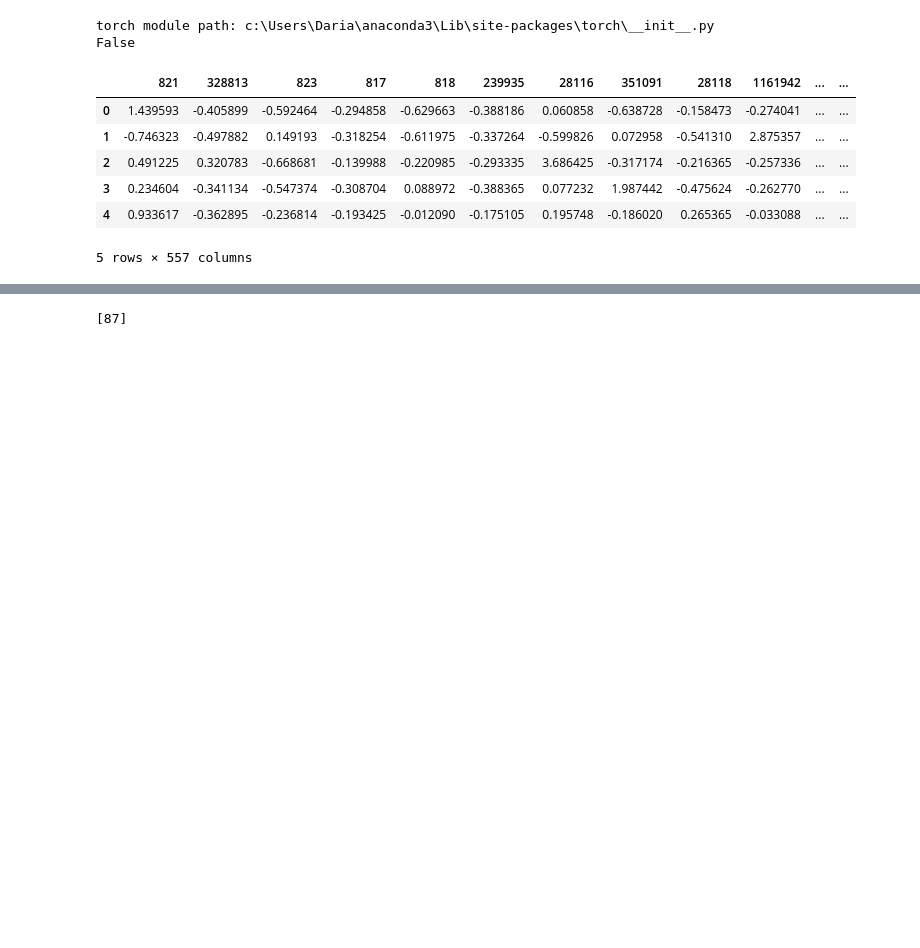
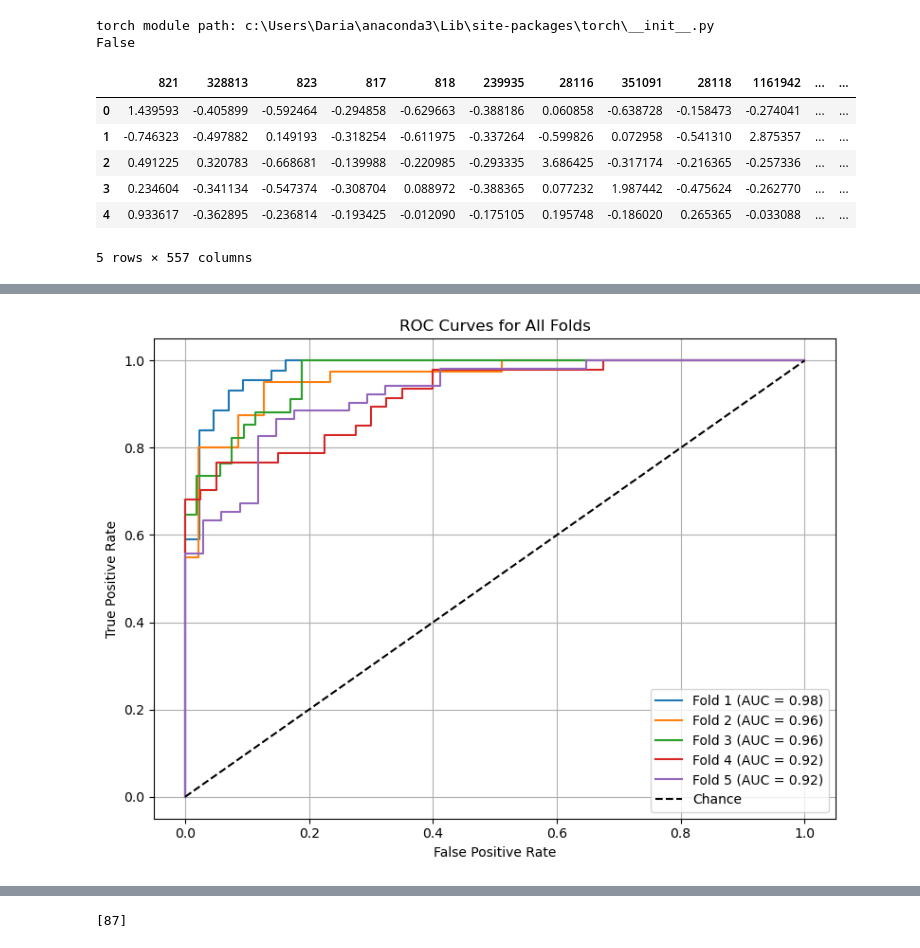
Before and after one commit to DarianDeGraaf/Neurological-disease-classifier, a Jupyter notebook: nn_v3.ipynb, the cells around one changed output, grey strips where cells are left out. Drawn from its saved outputs; the diff is of its cells as text; code cells hidden in the pictures; blank space fills up the shorter version.

Commit message:
important features, roc auc/curve

```diff
--- a/nn_v3.ipynb
+++ b/nn_v3.ipynb
@@ -113,7 +117,7 @@ class SklearnWrapper(BaseEstimator, ClassifierMixin):
             else:
                 wait += 1
                 if wait >= patience:
-                    print(f"Early stopping at epoch {epoch+1}")
+                    #print(f"Early stopping at epoch {epoch+1}")
                     break
 
         #if best_state:
@@ -132,4 +136,10 @@ class SklearnWrapper(BaseEstimator, ClassifierMixin):
         with torch.no_grad():
             outputs = self.model(X)
         return outputs.argmax(dim=1).cpu().numpy()
+
+    def predict_proba(self, X):
+        with torch.no_grad():
+            outputs = self.model(X)
+            probs = torch.softmax(outputs, dim=1)
+            return probs.cpu().numpy()
 # %%
@@ -203,3 +257,18 @@ Nested CV Mean Accuracy: 0.8590
+# %%
+plt.figure(figsize=(8, 6))
+for i in range(len(all_fprs)):
+    plt.plot(all_fprs[i], all_tprs[i], label=f'Fold {i+1} (AUC = {roc_auc_scores[i]:.2f})')
+
+plt.plot([0, 1], [0, 1], 'k--', label='Chance')
+plt.xlabel('False Positive Rate')
+plt.ylabel('True Positive Rate')
+plt.title('ROC Curves for All Folds')
+plt.legend(loc='lower right')
+plt.grid(True)
+plt.tight_layout()
+plt.show()
+# %% [output]
+[figure, added]
 # %%
 print(clf.best_estimator_.model)
 # %% [output]
```
Also changed, not shown: parts of 12 cells of this notebook, 2 other files.
